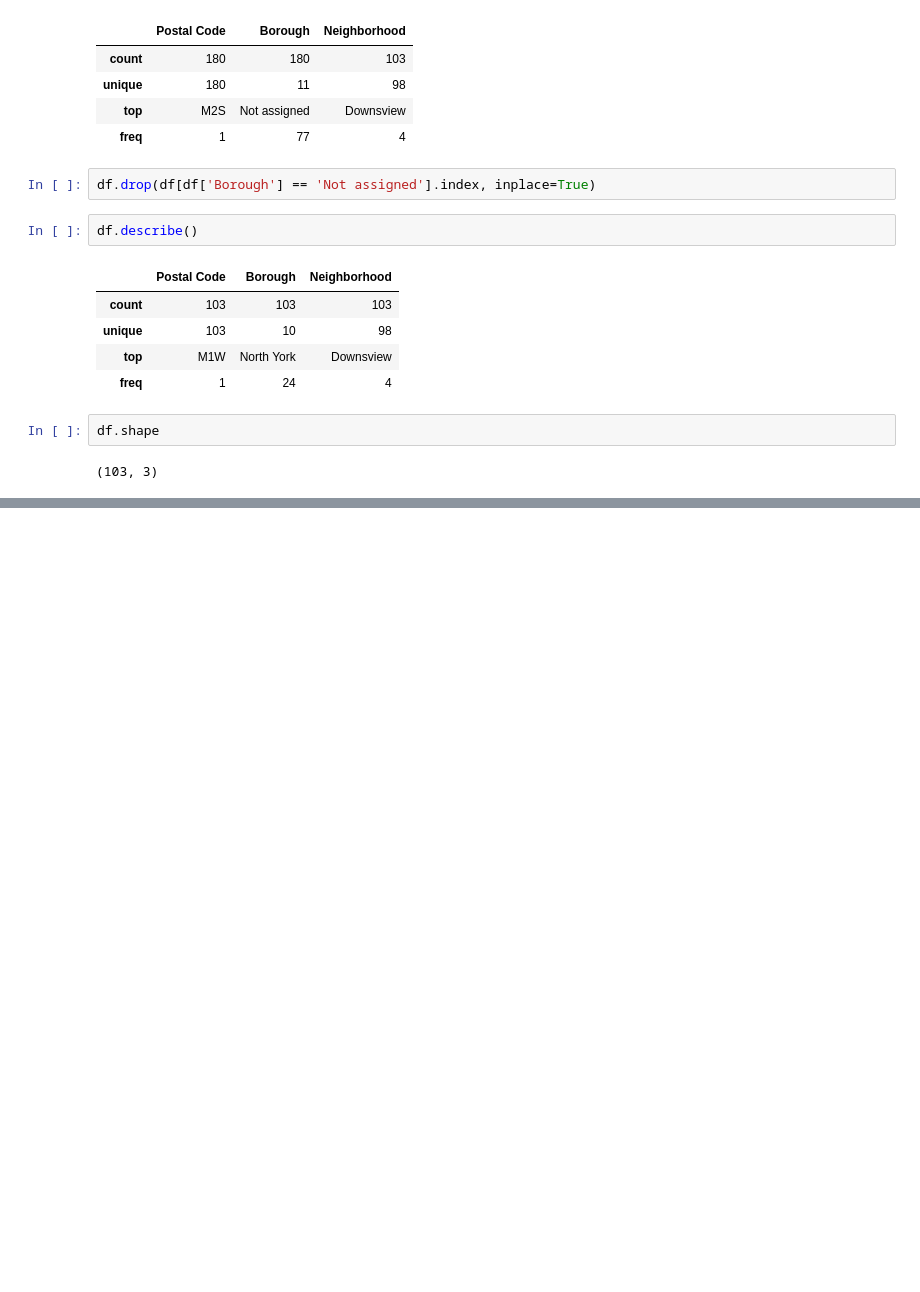
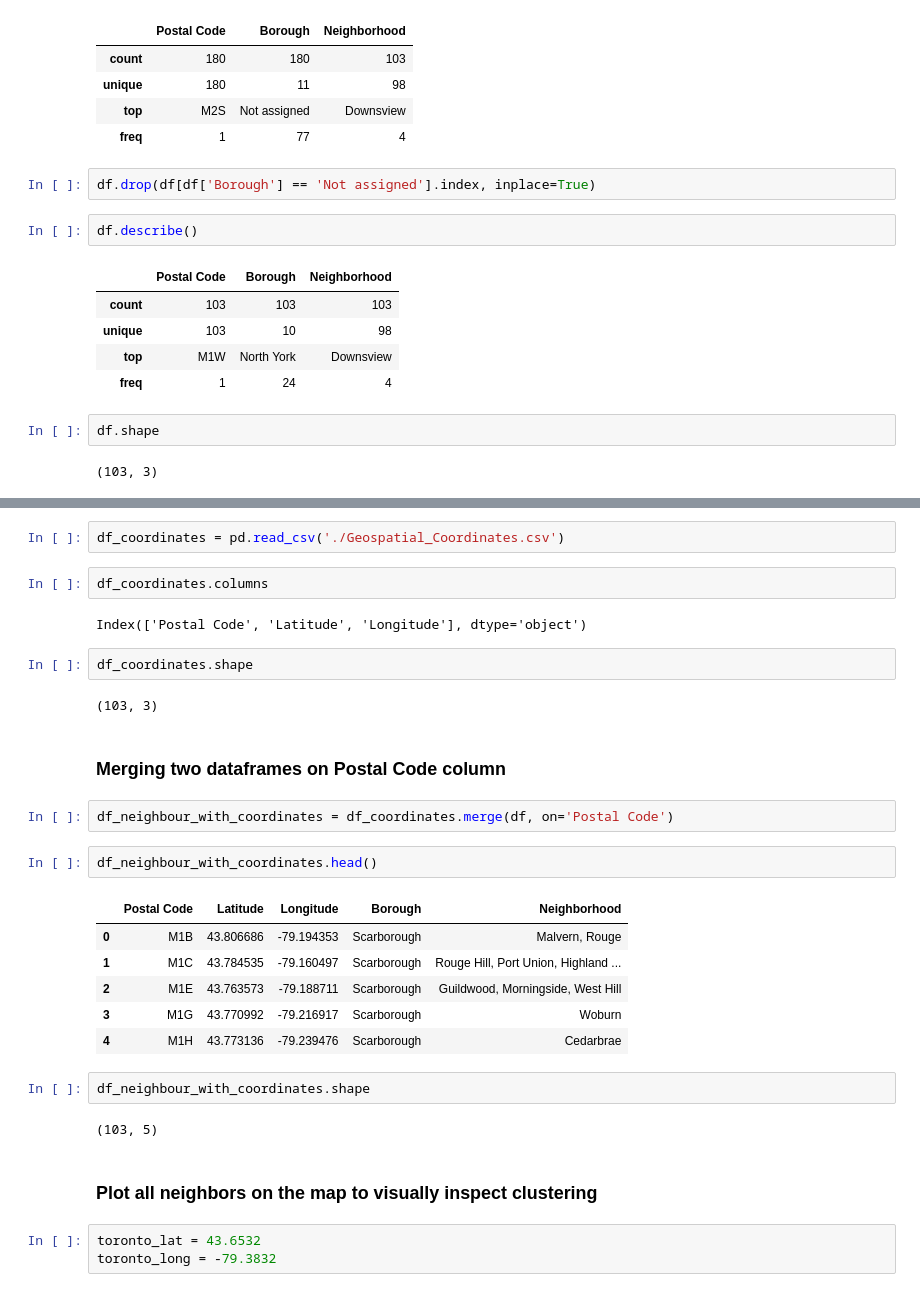
Before and after one commit to VasylR/Coursera_Capstone, a Jupyter notebook: Capstone_Project.ipynb, the cells around one changed output, grey strips where cells are left out. Drawn from its saved outputs; the diff is of its cells as text; blank space fills up the shorter version.

```diff
--- a/Capstone_Project.ipynb
+++ b/Capstone_Project.ipynb
@@ -35,0 +48,32 @@ df.shape
+# %%
+df_coordinates = pd.read_csv('./Geospatial_Coordinates.csv')
+# %%
+df_coordinates.columns
+# %% [output]
+Index(['Postal Code', 'Latitude', 'Longitude'], dtype='object')
+# %%
+df_coordinates.shape
+# %% [output]
+(103, 3)
+# %% [markdown]
+### Merging two dataframes on Postal Code column
+# %%
+df_neighbour_with_coordinates = df_coordinates.merge(df, on='Postal Code')
+# %%
+df_neighbour_with_coordinates.head()
+# %% [output]
+|  | Postal Code | Latitude | Longitude | Borough | Neighborhood |
+| 0 | M1B | 43.806686 | -79.194353 | Scarborough | Malvern, Rouge |
+| 1 | M1C | 43.784535 | -79.160497 | Scarborough | Rouge Hill, Port Union, Highland ... |
+| 2 | M1E | 43.763573 | -79.188711 | Scarborough | Guildwood, Morningside, West Hill |
+| 3 | M1G | 43.770992 | -79.216917 | Scarborough | Woburn |
+| 4 | M1H | 43.773136 | -79.239476 | Scarborough | Cedarbrae |
+# %%
+df_neighbour_with_coordinates.shape
+# %% [output]
+(103, 5)
+# %% [markdown]
+### Plot all neighbors on the map to visually inspect clustering
+# %%
+toronto_lat = 43.6532
+toronto_long = -79.3832
```
Also changed, not shown: parts of 7 cells of this notebook, 1 other file.
